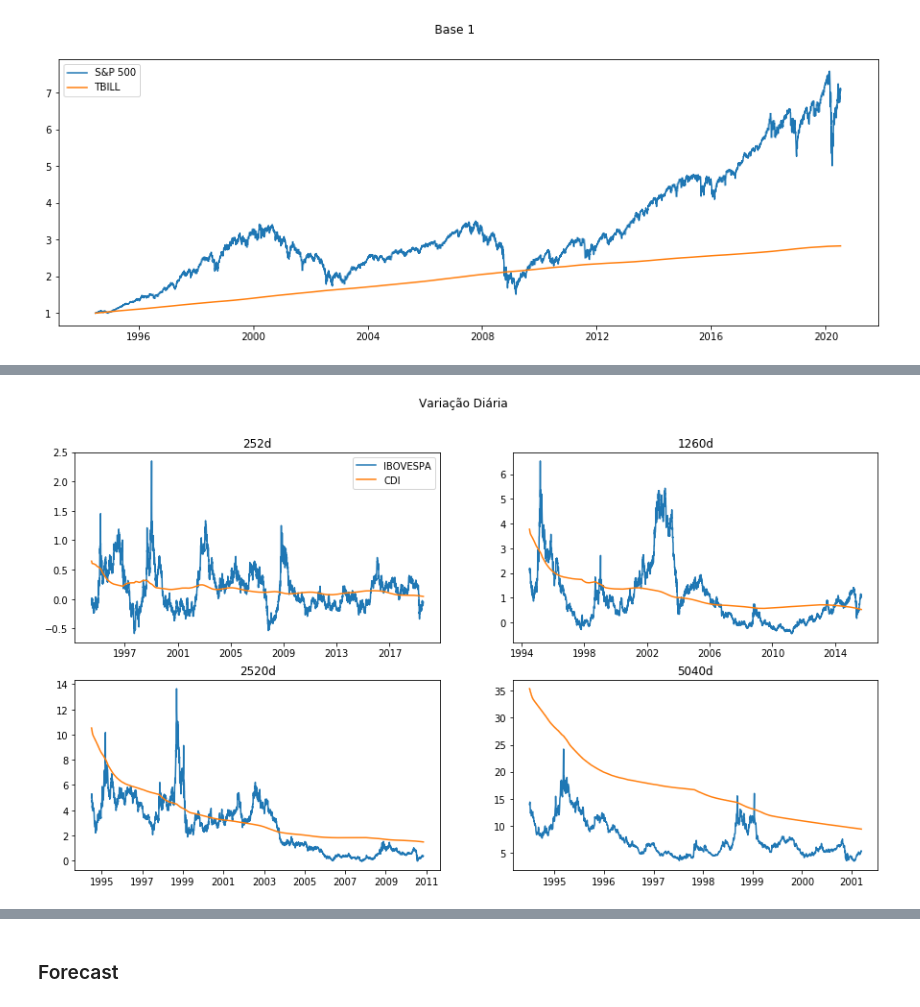
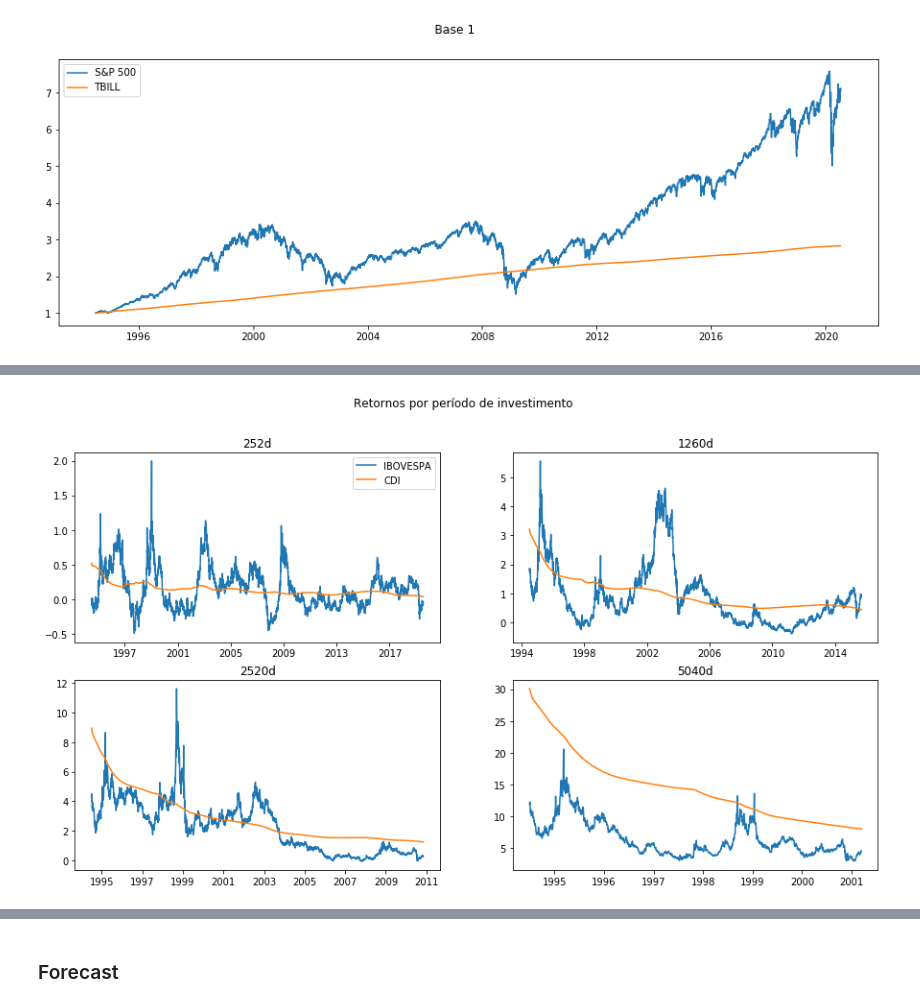
Before and after one commit to Pombalino/FGV, a Jupyter notebook: Trab1Fin2.ipynb, the cells around one changed output, grey strips where cells are left out. Drawn from its saved outputs; the diff is of its cells as text; code cells hidden in the pictures.

```diff
--- a/Trab1Fin2.ipynb
+++ b/Trab1Fin2.ipynb
@@ -44,7 +62,15 @@ leg = ax.legend()
 # %%
 for i in [252, 252*5, 252*10, 252*20]:
-    IBOV = pd.DataFrame(sh[i:].reset_index().IBOVB1/sh.reset_index().IBOVB1-1)
+    # para cada período, calcule o rendimento para todos os dias possíveis
+    # já tirando IR dos retornos dos investimentos
+    IBOV = pd.DataFrame(0.85*(sh[i:].reset_index().IBOVB1/sh.reset_index().IBOVB1-1))
     sh['IBOV'+str(i)] = IBOV.set_index(sh.index)
-    CDI = pd.DataFrame(sh[i:].reset_index().CDIB1/sh.reset_index().CDIB1-1)
+    if i == 252:
+        al = 1 - 0.2
+    else:
+        al = 1 - 0.15
+    CDI = pd.DataFrame(al*(sh[i:].reset_index().CDIB1/sh.reset_index().CDIB1-1))
     sh['CDI'+str(i)] = CDI.set_index(sh.index)
+    # Apenas um comparativo de qual dos dois é maior. Se >0, RV>RF
     sh['Comparativo'+str(i)] = sh['IBOV'+str(i)]/sh['CDI'+str(i)]-1
+sh.head()
@@ -58,25 +104,25 @@ for i in [252, 252*5, 252*10, 252*20]:
 # %%
 fig, ax = plt.subplots(2,2,figsize=(15,8))
 ax[0,0].plot(sh.IBOV252, label="IBOVESPA")
 ax[0,0].plot(sh.CDI252, label="CDI")
 ax[0,0].set_title('252d')
 
 ax[0,1].plot(sh.IBOV1260, label="IBOVESPA")
 ax[0,1].plot(sh.CDI1260, label="CDI")
 ax[0,1].set_title('1260d')
 
 ax[1,0].plot(sh.IBOV2520, label="IBOVESPA")
 ax[1,0].plot(sh.CDI2520, label="CDI")
 ax[1,0].set_title('2520d')
 
 ax[1,1].plot(sh.IBOV5040, label="IBOVESPA")
 ax[1,1].plot(sh.CDI5040, label="CDI")
 ax[1,1].set_title('5040d')
 
-fig.suptitle("Variação Diária")
+fig.suptitle("Retornos por período de investimento")
 leg = ax[0,0].legend()
 # %% [output]
-[figure, old version]
+[figure, new version]
 # %%
 fig, ax = plt.subplots(2,2,figsize=(15,8))
 ax[0,0].plot(shus.SPX252, label="S&P 500")
```
Also changed, not shown: parts of 10 cells of this notebook.
